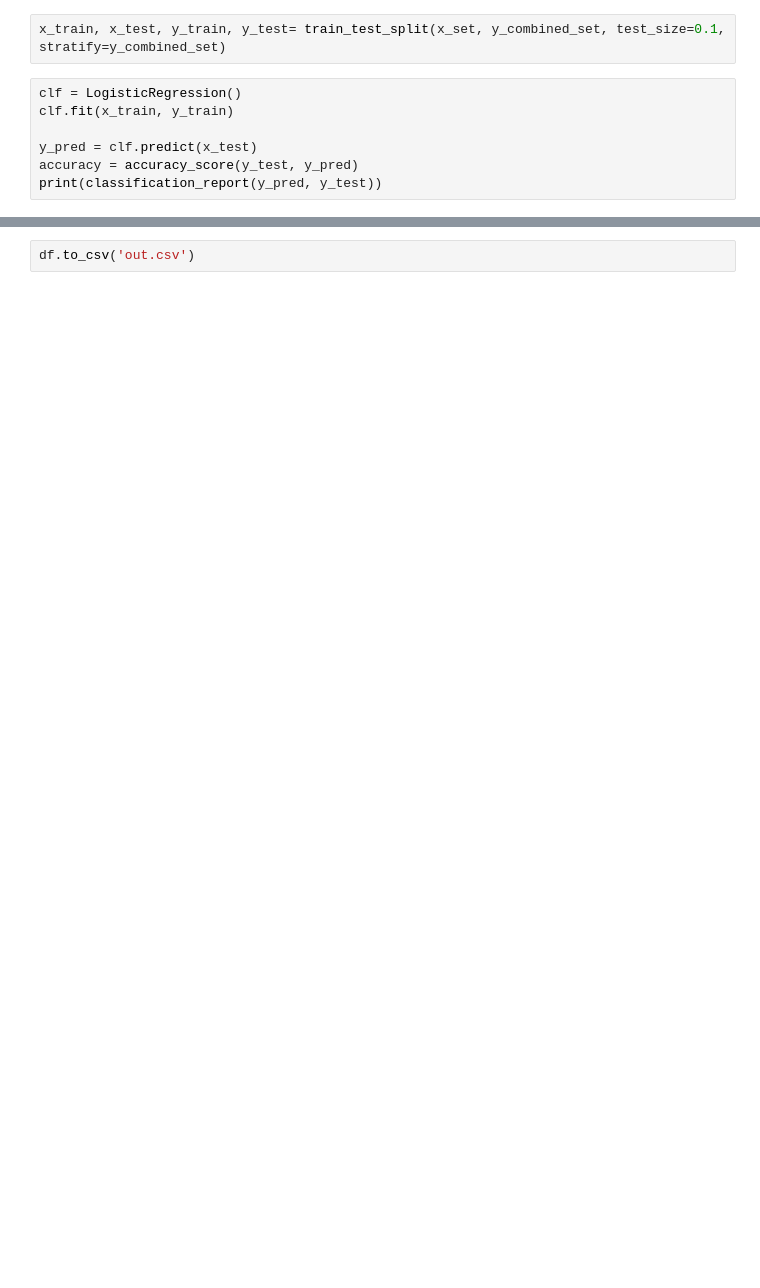
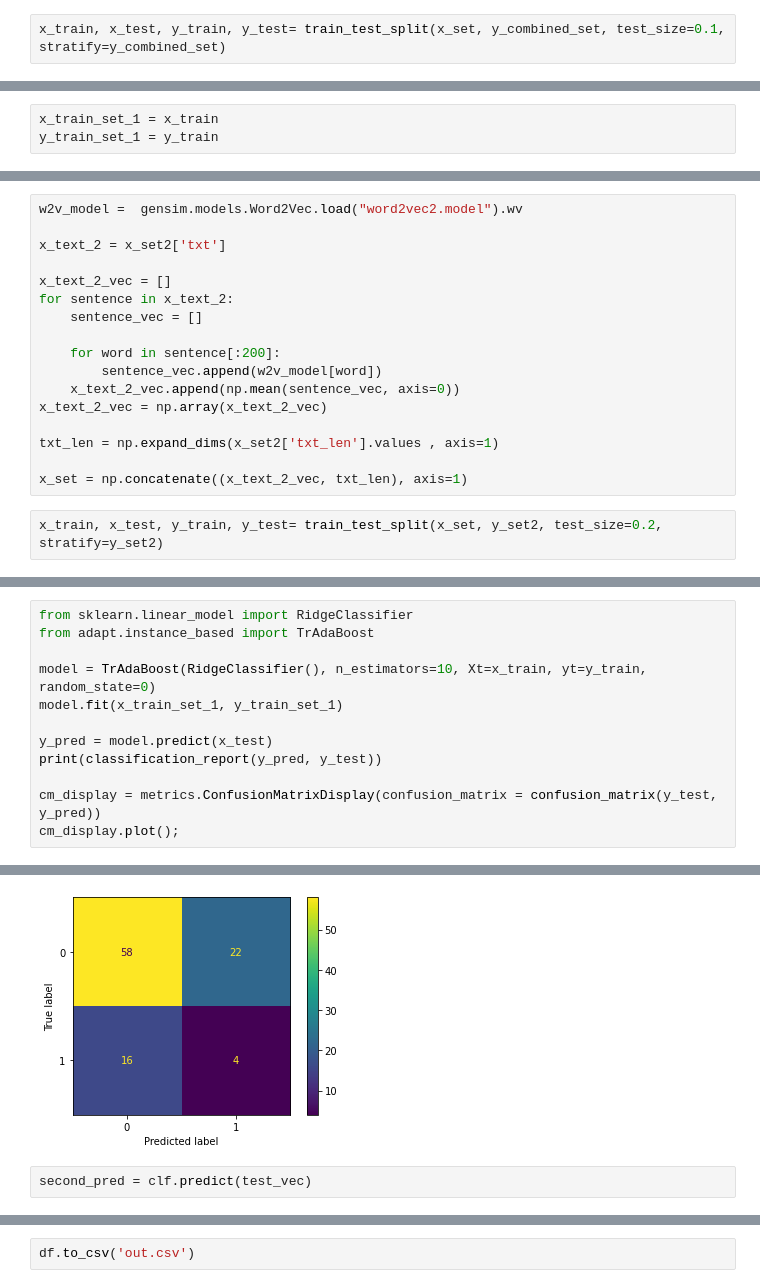
Before and after one commit to HonghaoO/sml-project-1, a Jupyter notebook: word embedding preprocess.ipynb, the cells around one changed output, grey strips where cells are left out. Drawn from its saved outputs; the diff is of its cells as text; blank space fills up the shorter version.

```diff
--- a/word embedding preprocess.ipynb
+++ b/word embedding preprocess.ipynb
@@ -111,9 +91,2 @@ x_set = np.concatenate((x_text_vec, x_prompt_vec, prompt_len, txt_len), axis=1)
 # %%
 x_train, x_test, y_train, y_test= train_test_split(x_set, y_combined_set, test_size=0.1, stratify=y_combined_set)
-# %%
-clf = LogisticRegression()
-clf.fit(x_train, y_train)
-
-y_pred = clf.predict(x_test)
-accuracy = accuracy_score(y_test, y_pred)
-print(classification_report(y_pred, y_test))
@@ -256,0 +101,3 @@ df = pd.DataFrame(y_pred, columns = ['Predicted'])
+# %%
+x_train_set_1 = x_train
+y_train_set_1 = y_train
@@ -256,0 +300,19 @@ df = pd.DataFrame(y_pred, columns = ['Predicted'])
+# %%
+w2v_model =  gensim.models.Word2Vec.load("word2vec2.model").wv
+
+x_text_2 = x_set2['txt']
+
+x_text_2_vec = []
+for sentence in x_text_2:
+    sentence_vec = []
+
+    for word in sentence[:200]:
+        sentence_vec.append(w2v_model[word])
+    x_text_2_vec.append(np.mean(sentence_vec, axis=0))
+x_text_2_vec = np.array(x_text_2_vec)
+
+txt_len = np.expand_dims(x_set2['txt_len'].values , axis=1)
+
+x_set = np.concatenate((x_text_2_vec, txt_len), axis=1)
+# %%
+x_train, x_test, y_train, y_test= train_test_split(x_set, y_set2, test_size=0.2, stratify=y_set2)
@@ -256,0 +474,13 @@ df = pd.DataFrame(y_pred, columns = ['Predicted'])
+# %%
+from sklearn.linear_model import RidgeClassifier
+from adapt.instance_based import TrAdaBoost
+
+model = TrAdaBoost(RidgeClassifier(), n_estimators=10, Xt=x_train, yt=y_train, random_state=0)
+model.fit(x_train_set_1, y_train_set_1)
+
+y_pred = model.predict(x_test)
+print(classification_report(y_pred, y_test))
+
+cm_display = metrics.ConfusionMatrixDisplay(confusion_matrix = confusion_matrix(y_test, y_pred))
+cm_display.plot();
+# %% [output]
@@ -256,0 +505,3 @@ df = pd.DataFrame(y_pred, columns = ['Predicted'])
+[figure, added]
+# %%
+second_pred = clf.predict(test_vec)
```
Also changed, not shown: parts of 51 cells of this notebook, 1 other file.
